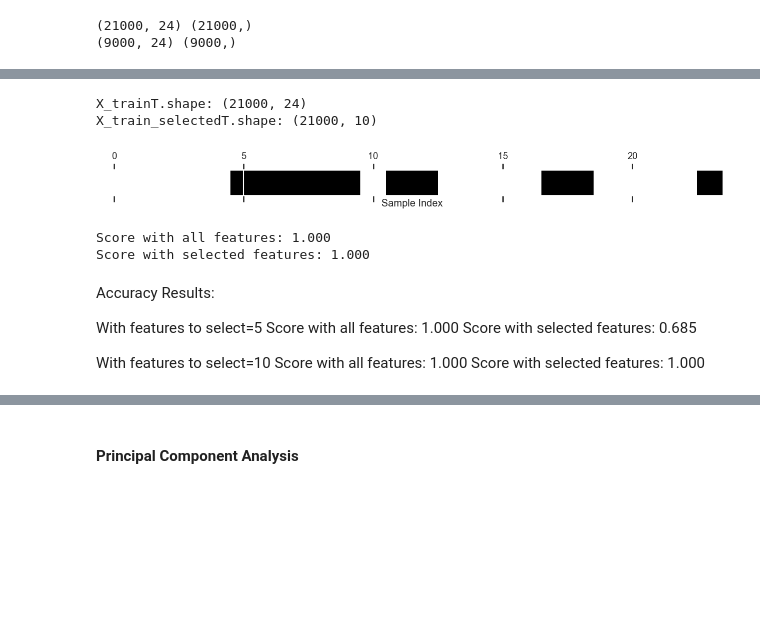
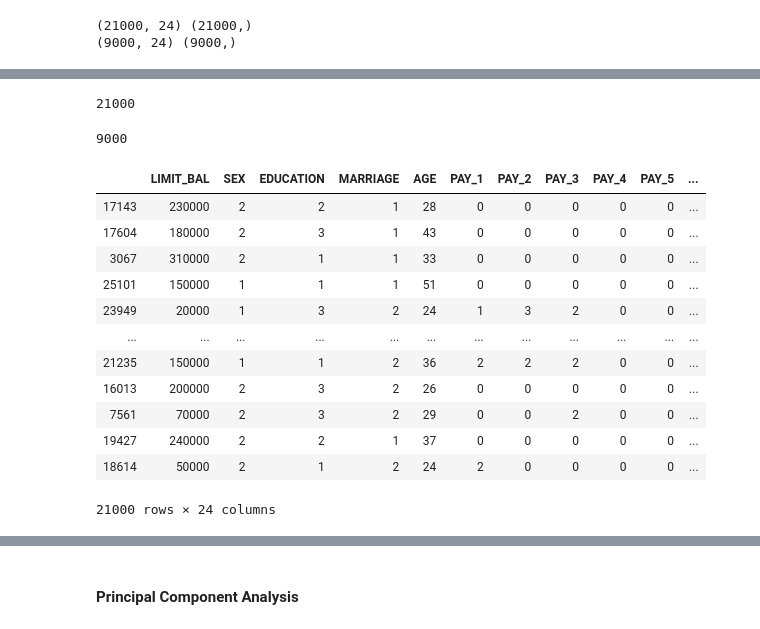
Before and after one commit to saldiaz/Data-Analytics-C5T3, a Jupyter notebook: CreditOne.ipynb, the cells around one changed output, grey strips where cells are left out. Drawn from its saved outputs; the diff is of its cells as text; code cells hidden in the pictures; blank space fills up the shorter version.

```diff
--- a/CreditOne.ipynb
+++ b/CreditOne.ipynb
@@ -1022,51 +1020,28 @@ print (X_testT.shape, y_testT.shape)
-# %%
-# Implement Recursive Feature Elimintaion (RFE)
-
-from sklearn.ensemble import RandomForestClassifier
-from sklearn.feature_selection import RFE
-
-# Features to select=10
-selectT = RFE(RandomForestClassifier(n_estimators=100,random_state=42),n_features_to_select=10)
-selectT.fit(X_trainT,y_trainT)
-X_train_selectedT = selectT.transform(X_trainT)
-
-print("X_trainT.shape: {}".format(X_trainT.shape))
-print("X_train_selectedT.shape: {}".format(X_train_selectedT.shape))
-# %% [output]
-X_trainT.shape: (21000, 24)
-X_train_selectedT.shape: (21000, 10)
-# %%
-# Review/Plot features selected
-
-maskT = selectT.get_support()
-plt.matshow(maskT.reshape(1,-1),cmap='gray_r')
-plt.xlabel("Sample Index")
-plt.yticks(())
-plt.show()
-# %% [output]
-[figure, removed]
-# %%
-# Review Accuracy
-
-X_test_selectedT = selectT.transform(X_testT)
-
-model = RandomForestClassifier(n_estimators=100,random_state=42)
-
-model.fit(X_trainT,y_trainT)
-print("Score with all features: {:,.3f}".format(model.score(X_testT,y_testT)))
-
-model.fit(X_train_selectedT,y_trainT)
-print("Score with selected features: {:,.3f}".format(model.score(X_test_selectedT,y_testT)))
-# %% [output]
-Score with all features: 1.000
-Score with selected features: 1.000
-# %% [markdown]
-Accuracy Results:
-
-With features to select=5
-Score with all features: 1.000
-Score with selected features: 0.685
-
-With features to select=10
-Score with all features: 1.000
-Score with selected features: 1.000
+# %%
+# Size of training set
+
+len(X_trainT)
+# %% [output]
+21000
+# %%
+# Size of testing set
+
+len(X_testT)
+# %% [output]
+9000
+# %%
+X_trainT
+# %% [output]
+|  | LIMIT_BAL | SEX | EDUCATION | MARRIAGE | AGE | PAY_1 | PAY_2 | PAY_3 | PAY_4 | PAY_5 | ... |
+| 17143 | 230000 | 2 | 2 | 1 | 28 | 0 | 0 | 0 | 0 | 0 | ... |
+| 17604 | 180000 | 2 | 3 | 1 | 43 | 0 | 0 | 0 | 0 | 0 | ... |
+| 3067 | 310000 | 2 | 1 | 1 | 33 | 0 | 0 | 0 | 0 | 0 | ... |
+| 25101 | 150000 | 1 | 1 | 1 | 51 | 0 | 0 | 0 | 0 | 0 | ... |
+| 23949 | 20000 | 1 | 3 | 2 | 24 | 1 | 3 | 2 | 0 | 0 | ... |
+| ... | ... | ... | ... | ... | ... | ... | ... | ... | ... | ... | ... |
+| 21235 | 150000 | 1 | 1 | 2 | 36 | 2 | 2 | 2 | 0 | 0 | ... |
+| 16013 | 200000 | 2 | 3 | 2 | 26 | 0 | 0 | 0 | 0 | 0 | ... |
+| 7561 | 70000 | 2 | 3 | 2 | 29 | 0 | 0 | 2 | 0 | 0 | ... |
+| 19427 | 240000 | 2 | 2 | 1 | 37 | 0 | 0 | 0 | 0 | 0 | ... |
+| 18614 | 50000 | 2 | 1 | 2 | 24 | 2 | 0 | 0 | 0 | 0 | ... |
+21000 rows × 24 columns
```
Also changed, not shown: parts of 65 cells of this notebook.
